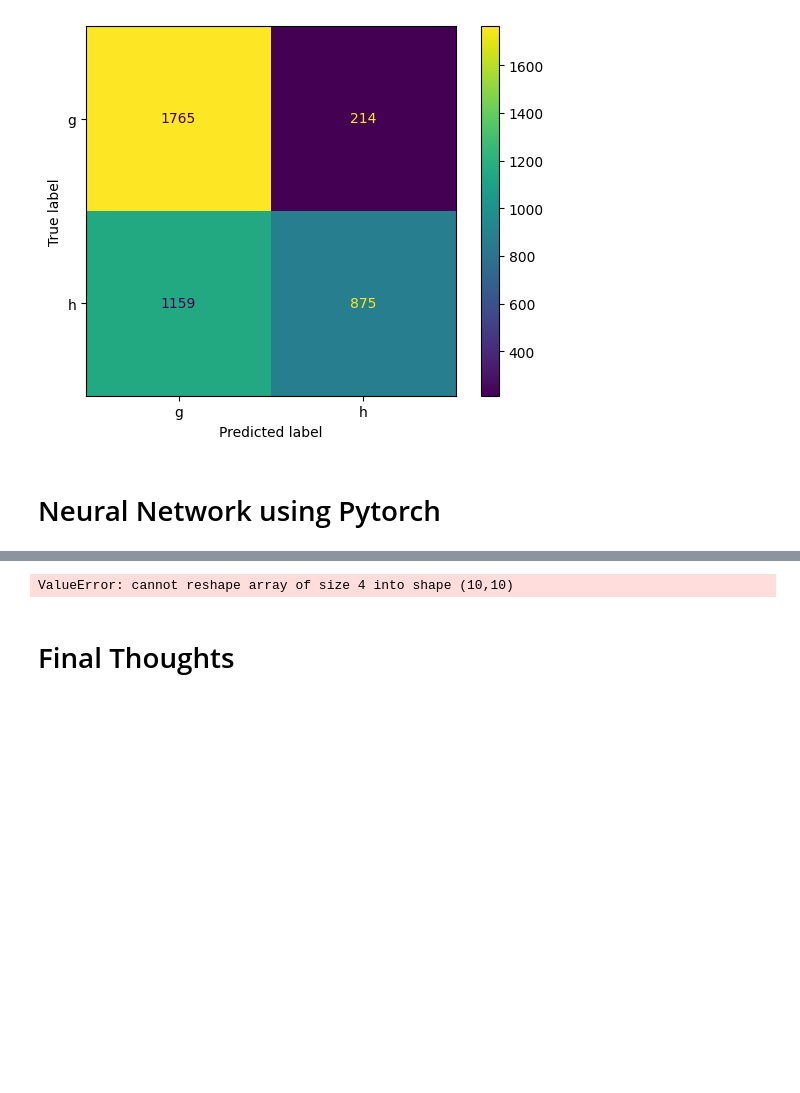
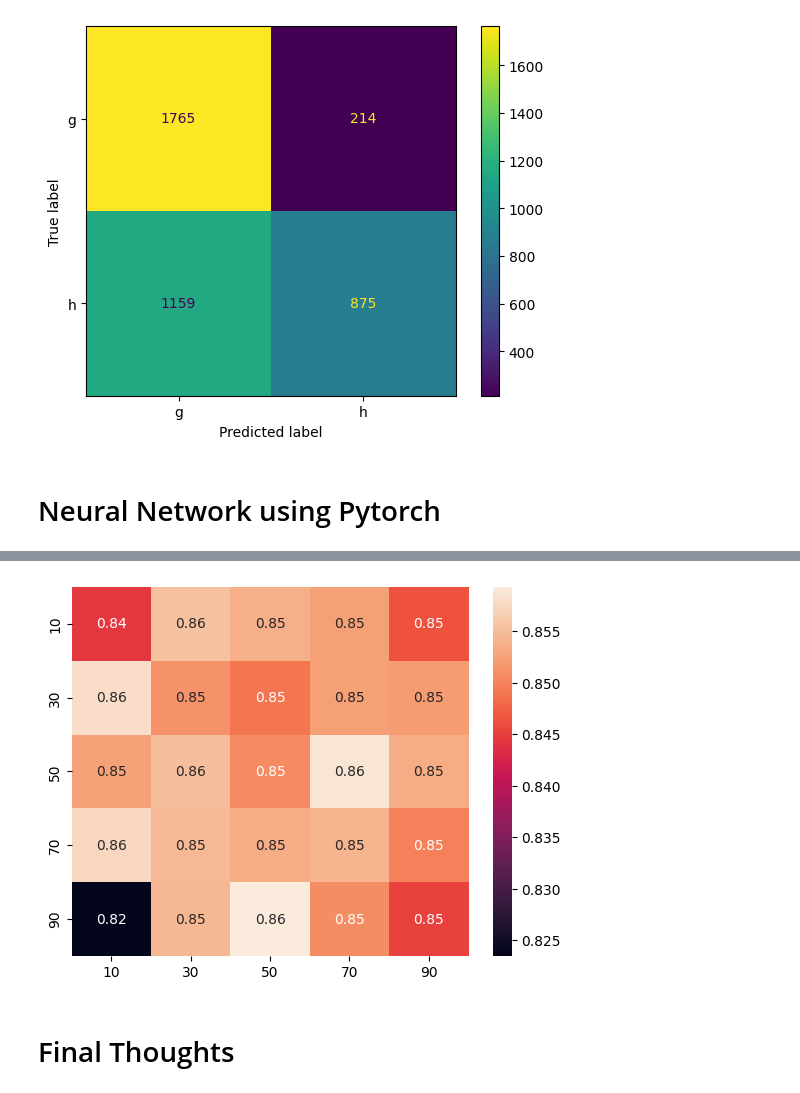
Before and after one commit to yousefkotp/MAGIC-Gamma-Telescope-Classification, a Jupyter notebook: notebook.ipynb, the cells around one changed output, grey strips where cells are left out. Saved outputs shown, nothing was run; the diff lists cells and outputs as text; code cells hidden in the pictures; blank space fills up the shorter version.

```diff
--- a/notebook.ipynb
+++ b/notebook.ipynb
@@ -240,8 +247,8 @@ class Net(nn.Module):
         with torch.no_grad():
             correct = 0
             total = 0
-            for data in dataset:
-                x,y = data
+            for x,y in dataset:
+                x,y = x.to(device),y.to(device)
                 output = self(x.float())
                 for idx, i in enumerate(output):
                     if torch.argmax(i) == y[idx]:
@@ -264,12 +271,12 @@ for i in range(len(x_test)):
     test.append([x_test.iloc[i].values,y_test.iloc[i]])
 trainDataSet = torch.utils.data.DataLoader(train, batch_size=512)
 testDataSet = torch.utils.data.DataLoader(test, batch_size=512)
-x_train_torch = torch.tensor(x_train.values)
-y_train_torch = torch.tensor(y_train.values)
-x_test_torch = torch.tensor(x_test.values)
-y_test_torch = torch.tensor(y_test.values)
+x_train_torch = torch.tensor(x_train.values,device=device)
+y_train_torch = torch.tensor(y_train.values,device=device)
+x_test_torch = torch.tensor(x_test.values,device=device)
+y_test_torch = torch.tensor(y_test.values,device=device)
 # %%
-criterion = nn.CrossEntropyLoss()
+criterion = nn.CrossEntropyLoss().cuda() if torch.cuda.is_available() else nn.CrossEntropyLoss()
 kfold = KFold(n_splits=10)
 averageValidationAccuracy = []
 #loop through different hidden layer sizes
@@ -293,8 +300,11 @@ for i,n1 in enumerate(hiddenLayer1):
             test_loader = torch.utils.data.DataLoader(test, batch_size = 512)
 
             model = Net(n1, n2)
+            model.to(device)
             optimizer = optim.Adam(model.parameters(), lr=0.01)
-            for epoch in range(50):
+
+
+            for epoch in range(100):
                 for data in train_loader:
                     inputs, labels = data
                     optimizer.zero_grad()
@@ -304,7 +314,6 @@ for i,n1 in enumerate(hiddenLayer1):
                     optimizer.step()
             kfoldAccuracy += model.getAccuracy(test_loader)
 
-
         kfoldAccuracy = kfoldAccuracy/10
         averageValidationAccuracy[i].append(kfoldAccuracy)
         print(n1,n2)
@@ -319,17 +346,19 @@ scores = []
 for i,n1 in enumerate(hiddenLayer1):
     for j,n2 in enumerate(hiddenLayer2):
         model = Net(n1, n2)
+        model.to(device)
         optimizer = optim.Adam(model.parameters(), lr=0.01)
         accuracyBeforeOverfitting = 0
         for epoch in range(1000):
-            for data in trainDataSet:
-                inputs, labels = data
+            for inputs, labels in trainDataSet:
+                inputs, labels = inputs.to(device), labels.to(device)
+
                 optimizer.zero_grad()
                 outputs = model(inputs.float())
                 loss = criterion(outputs, labels)
                 loss.backward()
                 optimizer.step()
-            modelAccuracy = model.getAccuracy(testDataSet)
+            modelAccuracy = model.getAccuracy(trainDataSet)
             if(modelAccuracy- averageValidationAccuracy[i][j] > 0.05):
                 break
 
@@ -375,12 +400,12 @@ plt.show()
 # %%
 #heatmap for n1 and n2
 import seaborn as sns
 import pandas as pd
 df = pd.DataFrame(np.array(scores).reshape(5,5))
-sns.heatmap(df,annot=True)
+sns.heatmap(df,annot=True,xticklabels=hiddenLayer1,yticklabels=hiddenLayer2)
 plt.show()
 # %% [output]
-ValueError: cannot reshape array of size 4 into shape (10,10)
+[figure, added]
 # %% [markdown]
 # Final Thoughts
 # %% [markdown]
```
Also changed, not shown: parts of 6 cells of this notebook.
